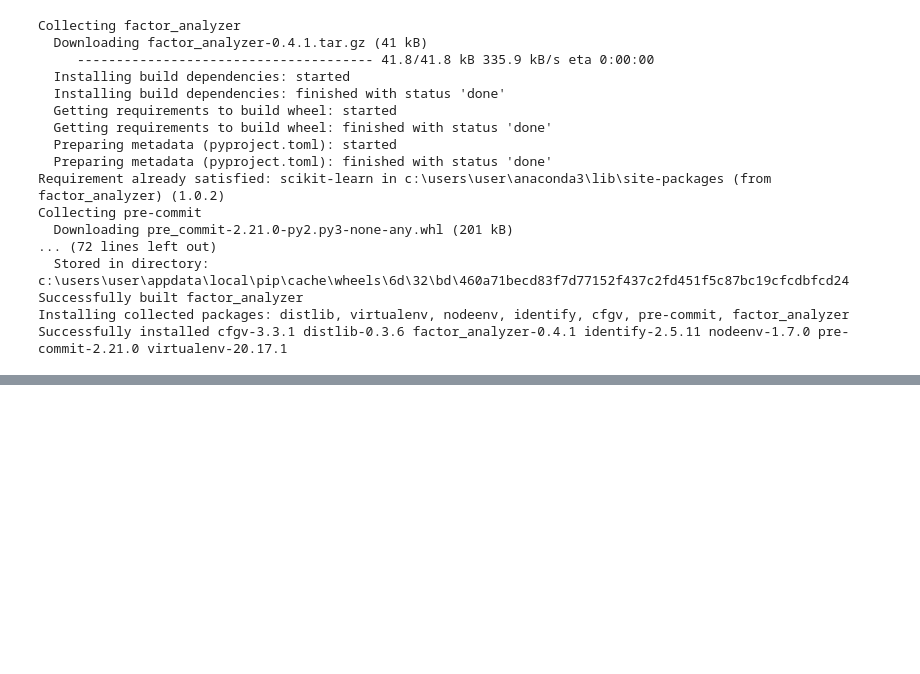
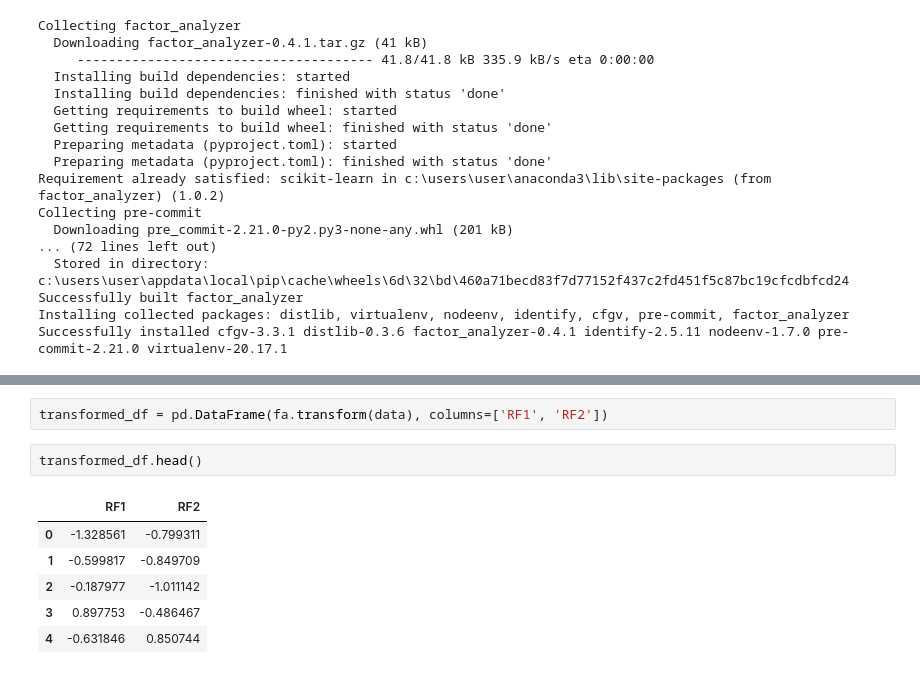
Before and after one commit to AmirJlr/Data-Science-Algorithms-FUM, a Jupyter notebook: Linear Model/FA/factor analysis 1 .ipynb, the cells around one changed output, grey strips where cells are left out. Cells and saved outputs as stored; diff of their text form; blank space fills up the shorter version.

```diff
--- a/Linear Model/FA/factor analysis 1 .ipynb
+++ b/Linear Model/FA/factor analysis 1 .ipynb
@@ -26,0 +97,11 @@ Successfully installed cfgv-3.3.1 distlib-0.3.6 factor_analyzer-0.4.1 identify-2
+# %%
+transformed_df = pd.DataFrame(fa.transform(data), columns=['RF1', 'RF2'])
+# %%
+transformed_df.head()
+# %% [output]
+|  | RF1 | RF2 |
+| 0 | -1.328561 | -0.799311 |
+| 1 | -0.599817 | -0.849709 |
+| 2 | -0.187977 | -1.011142 |
+| 3 | 0.897753 | -0.486467 |
+| 4 | -0.631846 | 0.850744 |
```
Also changed, not shown: parts of 13 cells of this notebook.
